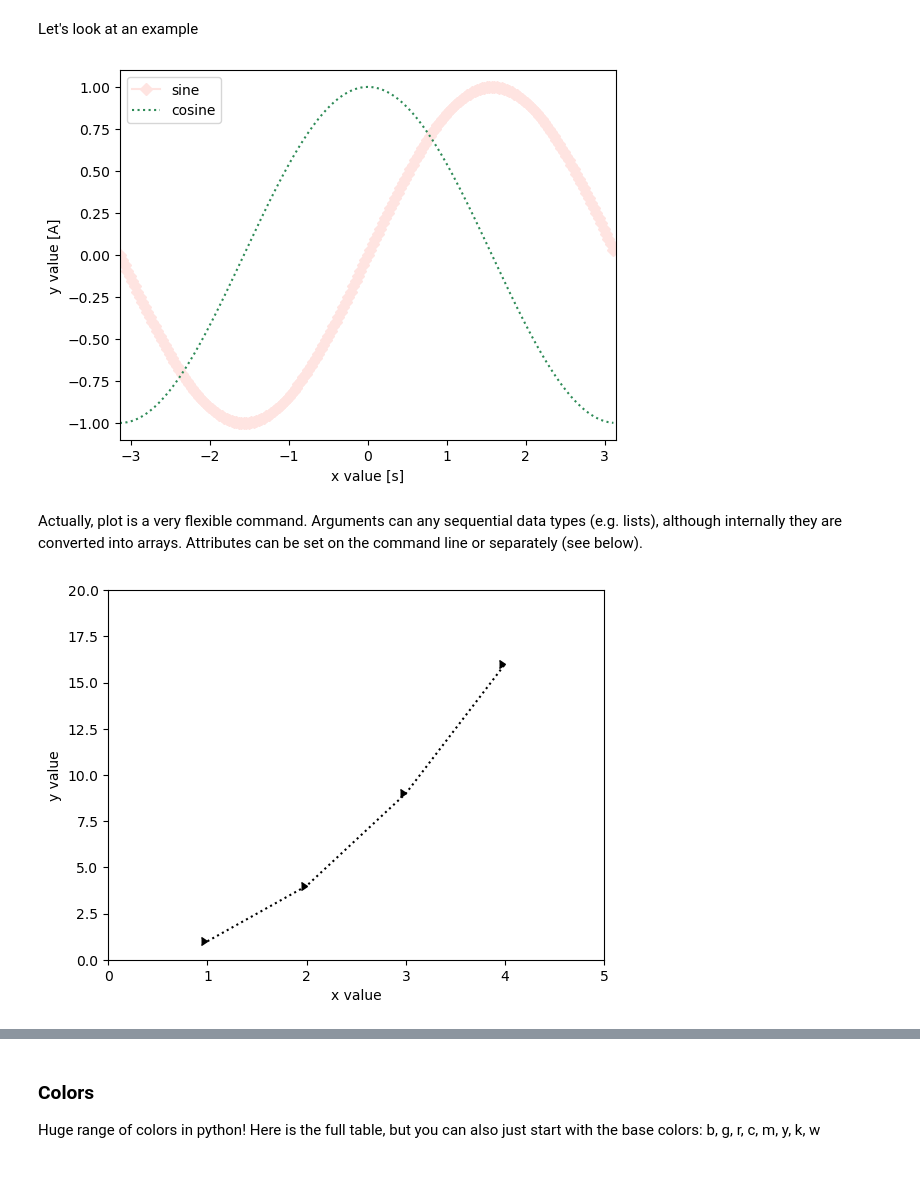
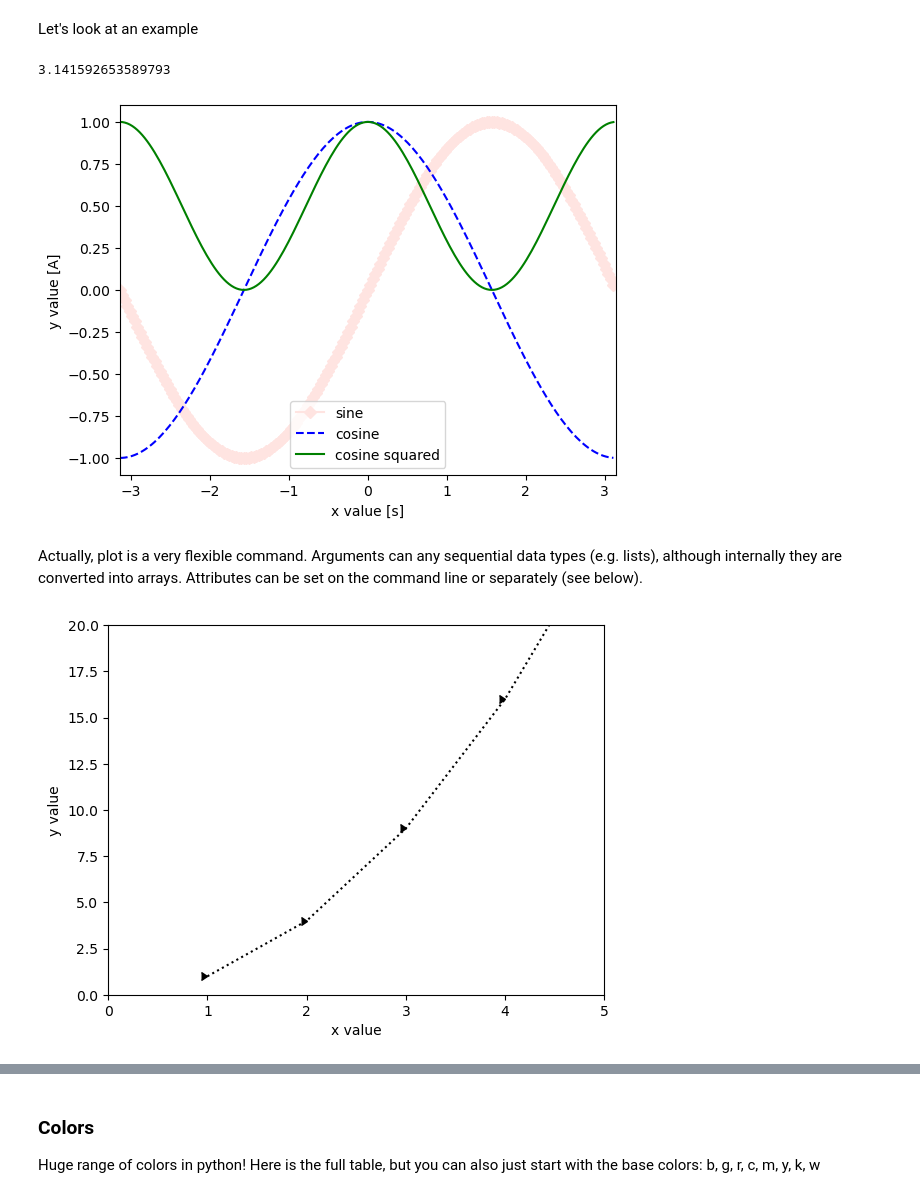
Before and after one commit to ds-connectors/Physics-88-SP23, a Jupyter notebook: Week05/Lecture03.ipynb, the cells around one changed output, grey strips where cells are left out. Cells and saved outputs as stored; diff of their text form; code cells hidden in the pictures.

```diff
--- a/Week05/Lecture03.ipynb
+++ b/Week05/Lecture03.ipynb
@@ -228,32 +283,34 @@ Let's look at an example
 # %%
 from pylab import * # import all functions from numpy and matplotlib. Beware ! Overloads functions like sqrt, sin
 import numpy as np
 
 # make plots inline (so that the plots appear). This is the default for datahub, but useful to keep for compatibility
 %matplotlib inline
-
+print(pi)
 x = np.arange(-pi, pi, pi/100)   # create an array of x values
 #print(x)
 plot(x, sin(x), color = 'mistyrose', marker='D', label='sine' )   # plot sin(x) in a rose color
-plot(x, cos(x), ':',color='seagreen', label='cosine' ) # plot cos(x) in a green, dashed line
+plot(x, cos(x), '--',color='blue', label='cosine' ) # plot cos(x) in a green, dashed line
+plot(x, cos(x)**2, '-',color='green', label='cosine squared' ) # plot cos(x) in a green, dashed line
 xlabel('x value [s]' )
 ylabel('y value [A]' )
 xlim(-pi, pi)
 #ylim(-10, 10)
 legend(loc='best')
 show()
 # %% [output]
+3.141592653589793
-[figure, old version]
+[figure, new version]
 # %% [markdown]
 Actually, plot is a very flexible command. Arguments can any sequential data types (e.g. lists), although internally they are converted into arrays. Attributes can be set on the command line or separately (see below).
 # %%
-plot([1,2,3,4], [1,4,9,16], ':',marker=5, color='black')
+plot([1,2,3,4,5], [1,4,9,16,25], ':',marker=5, color='black')
 axis([0, 5, 0, 20])
 xlabel('x value' )
 ylabel('y value' )
 show()
 # %% [output]
-[figure, old version]
+[figure, new version]
 # %% [markdown]
 ### Line attributes
 
```
Also changed, not shown: parts of 13 cells of this notebook, 12 other files.
